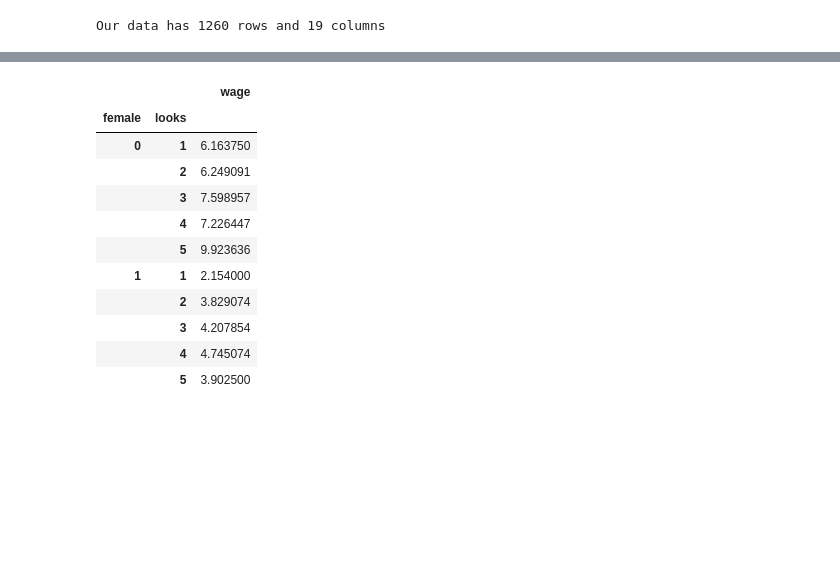
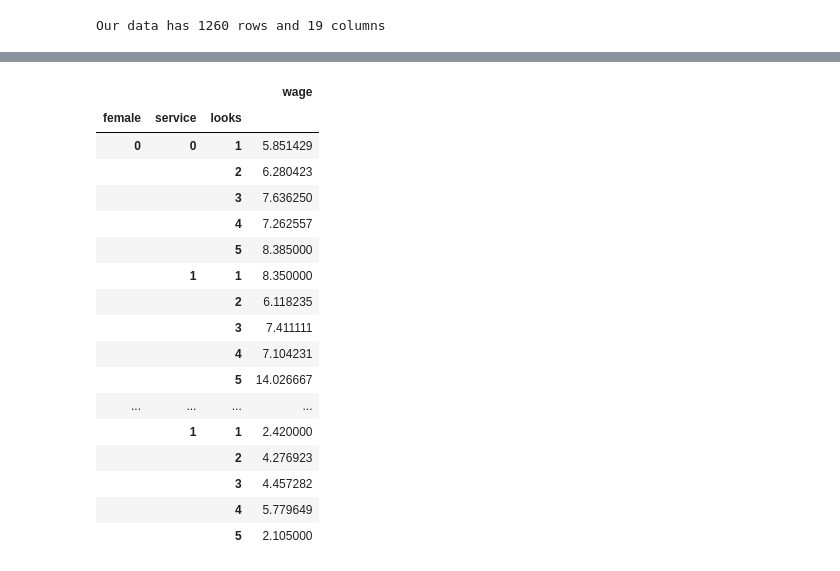
Before and after one commit to shrutirao94/beauty-and-the-labour-market, a Jupyter notebook: Beauty and the Labour Market.ipynb, the cells around one changed output, grey strips where cells are left out. Saved outputs shown, nothing was run; the diff lists cells and outputs as text; code cells hidden in the pictures; blank space fills up the shorter version.

```diff
--- a/Beauty and the Labour Market.ipynb
+++ b/Beauty and the Labour Market.ipynb
@@ -52,5 +92,5 @@ It is interesting to note that when the dataset is sorted in a descending order
 # %%
-data.sort_values(['looks', 'wage'],ascending=[False, False], inplace=True)
+data.sort_values(['wage', 'looks'],ascending=[False, False], inplace=True)
 data.head(10)
 # %% [output]
 |  | wage | lwage | belavg | abvavg | exper | looks | union | goodhlth | black | female | married | ... |
@@ -67,16 +126,22 @@ data.head(10)
 # %%
-wage_looks = pd.pivot_table(data, index= ['female','looks'], values= "wage")
-wage_looks
+service_looks = pd.pivot_table(data, index= ['female','service','looks'], values= "wage")
+service_looks
 # %% [output]
-|  |  | wage |
-| female | looks |  |
-| 0 | 1 | 6.163750 |
-|  | 2 | 6.249091 |
-|  | 3 | 7.598957 |
-|  | 4 | 7.226447 |
-|  | 5 | 9.923636 |
-| 1 | 1 | 2.154000 |
-|  | 2 | 3.829074 |
-|  | 3 | 4.207854 |
-|  | 4 | 4.745074 |
-|  | 5 | 3.902500 |
+|  |  |  | wage |
+| female | service | looks |  |
+| 0 | 0 | 1 | 5.851429 |
+|  |  | 2 | 6.280423 |
+|  |  | 3 | 7.636250 |
+|  |  | 4 | 7.262557 |
+|  |  | 5 | 8.385000 |
+|  | 1 | 1 | 8.350000 |
+|  |  | 2 | 6.118235 |
+|  |  | 3 | 7.411111 |
+|  |  | 4 | 7.104231 |
+|  |  | 5 | 14.026667 |
+| ... | ... | ... | ... |
+|  | 1 | 1 | 2.420000 |
+|  |  | 2 | 4.276923 |
+|  |  | 3 | 4.457282 |
+|  |  | 4 | 5.779649 |
+|  |  | 5 | 2.105000 |
```
Also changed, not shown: parts of 11 cells of this notebook.
